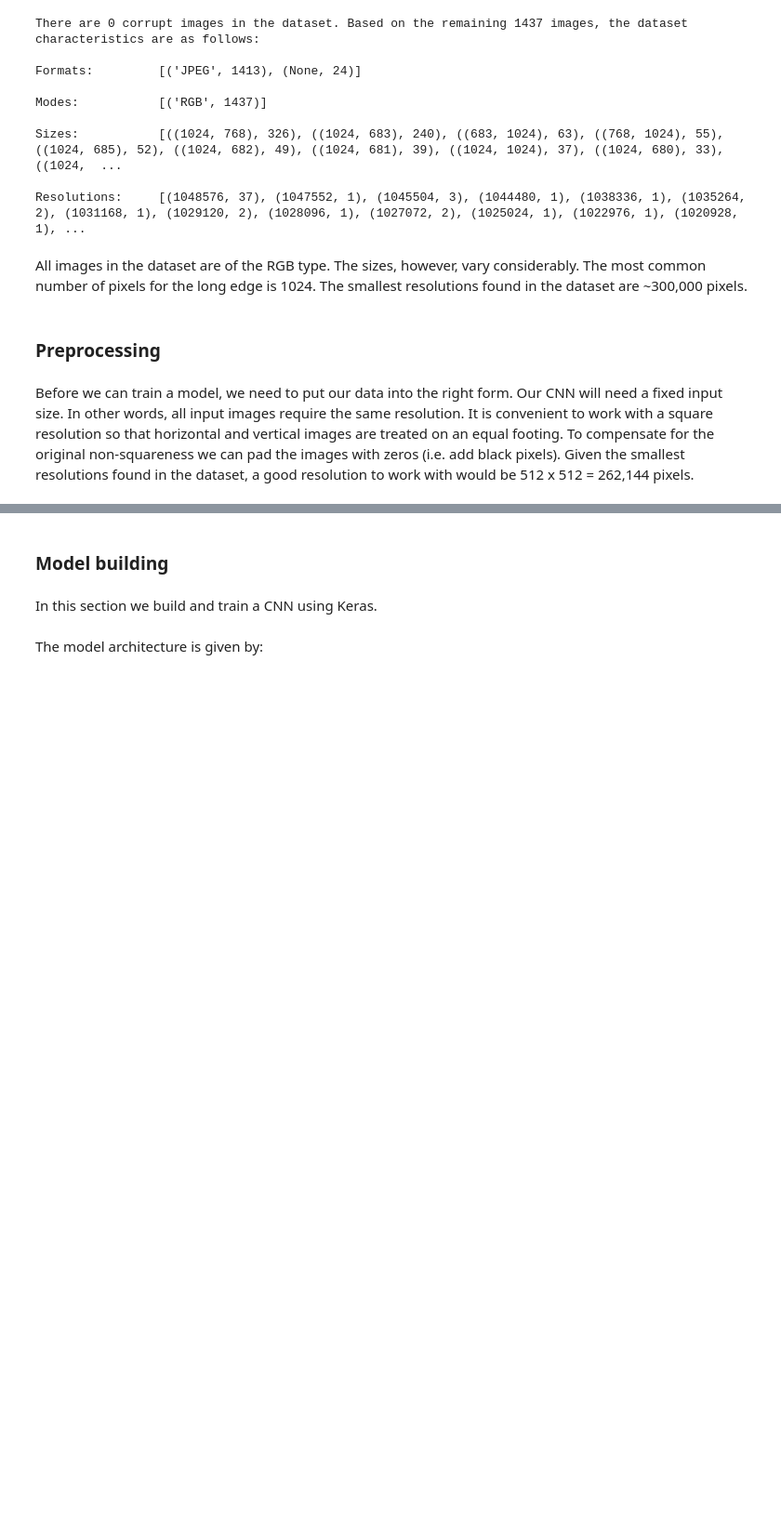
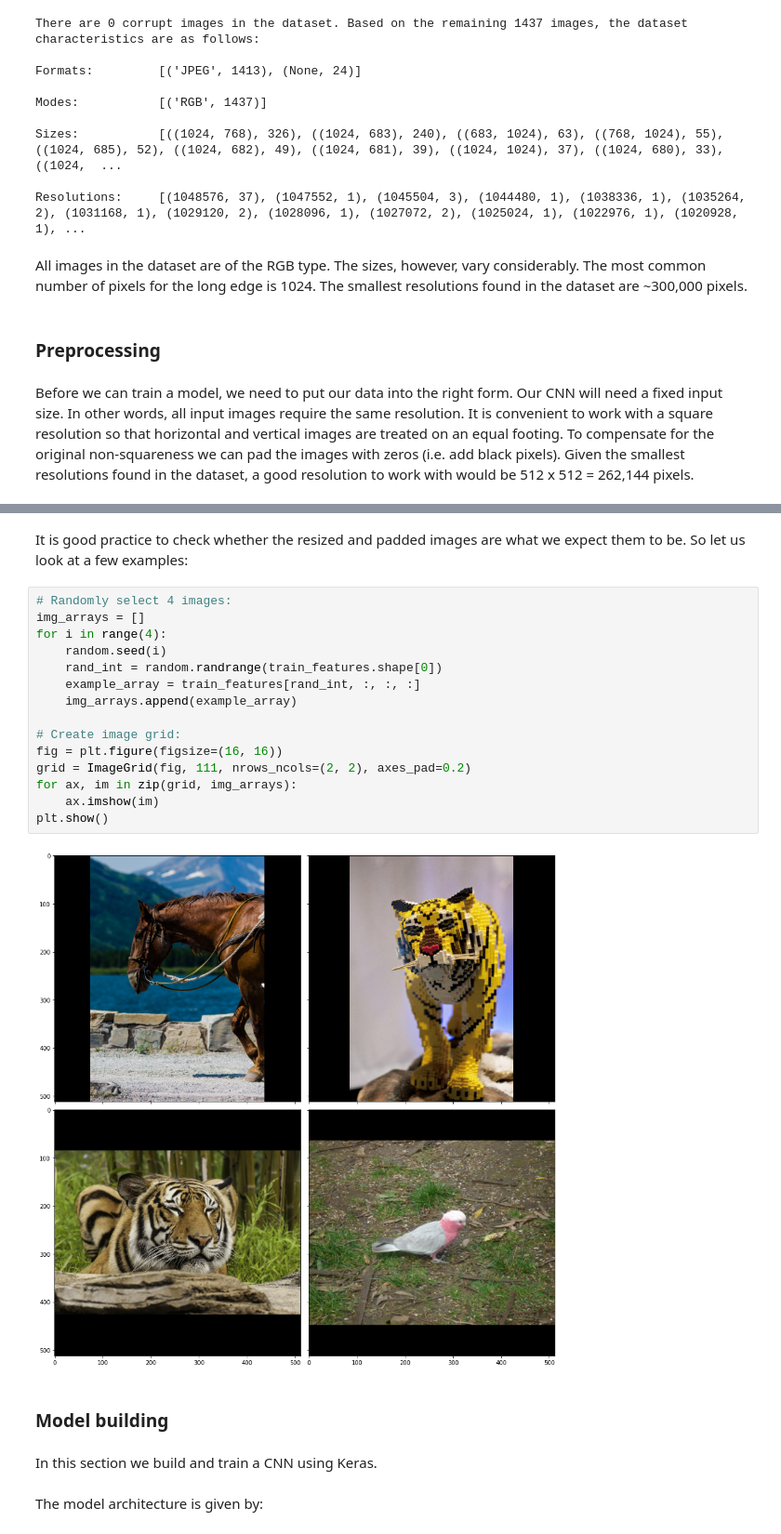
Before and after one commit to tvdaal/animal-classification, a Jupyter notebook: animal_detection.ipynb, the cells around one changed output, grey strips where cells are left out. Shown at 93% size. Cells and saved outputs as stored; diff of their text form; blank space fills up the shorter version.

```diff
--- a/animal_detection.ipynb
+++ b/animal_detection.ipynb
@@ -184,3 +216,22 @@ Dimensions of tensor for output labels:          (1437, 4)
+# %% [markdown]
+It is good practice to check whether the resized and padded images are what we expect them to be. So let us look at a few examples:
+# %%
+# Randomly select 4 images:
+img_arrays = []
+for i in range(4):
+    random.seed(i)
+    rand_int = random.randrange(train_features.shape[0])
+    example_array = train_features[rand_int, :, :, :]
+    img_arrays.append(example_array)
+
+# Create image grid:
+fig = plt.figure(figsize=(16, 16))
+grid = ImageGrid(fig, 111, nrows_ncols=(2, 2), axes_pad=0.2)
+for ax, im in zip(grid, img_arrays):
+    ax.imshow(im)
+plt.show()
+# %% [output]
+[figure, added]
 # %% [markdown]
 ### Model building
 # %% [markdown]
```
Also changed, not shown: parts of 7 cells of this notebook.
